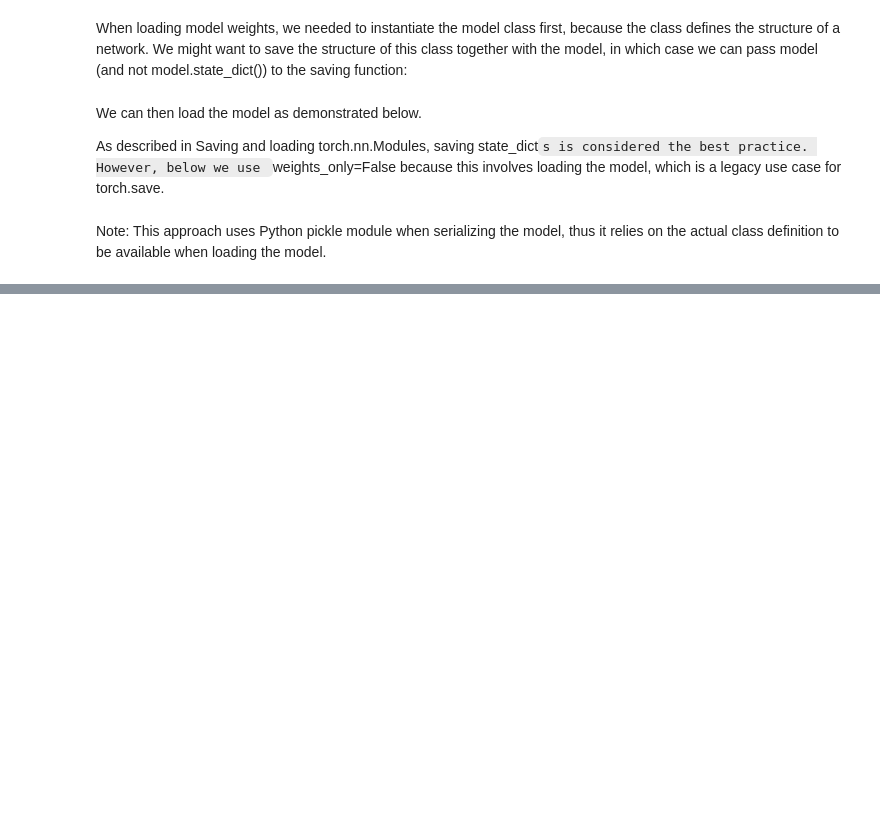
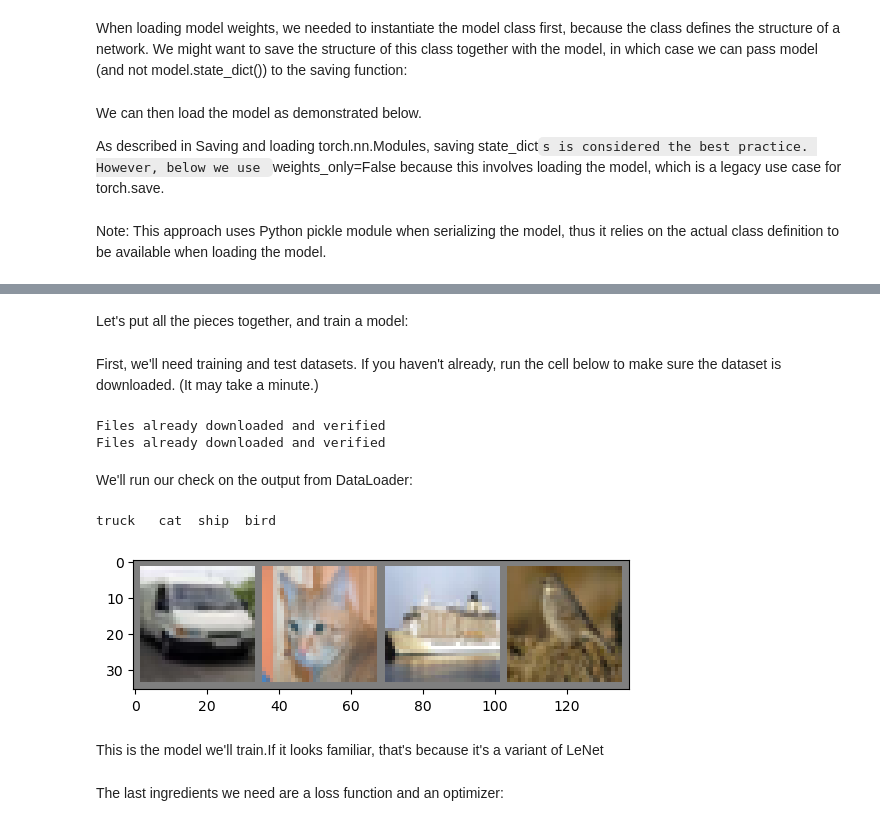
Before and after one commit to AnjaliML/ML101, a Jupyter notebook: ML_basics.ipynb, the cells around one changed output, grey strips where cells are left out. Drawn from its saved outputs; the diff is of its cells as text; code cells hidden in the pictures; blank space fills up the shorter version.

```diff
--- a/ML_basics.ipynb
+++ b/ML_basics.ipynb
@@ -929,0 +1233,2 @@ This approach uses Python pickle module when serializing the model, thus it reli
+# %% [markdown]
+Let's put all the pieces together, and train a model:
@@ -929,0 +1248,39 @@ This approach uses Python pickle module when serializing the model, thus it reli
+# %% [markdown]
+First, we'll need training and test datasets. If you haven't already, run the cell below to make sure the dataset is downloaded. (It may take a minute.)
+# %%
+transform = transforms.Compose([transforms.ToTensor(),transforms.Normalize((0.5, 0.5, 0.5), (0.5, 0.5, 0.5))])
+trainset = torchvision.datasets.CIFAR10(root= './data', train=True, download=True, transform=transform)
+trainloader = torch.utils.data.DataLoader(trainset, batch_size=4, shuffle=True, num_workers=2)
+
+testset = torchvision.datasets.CIFAR10(root='./data', train=False, download=True, transform=transform)
+testloader = torch.utils.data.DataLoader(testset, batch_size=4, shuffle=False, num_workers=2)
+
+classes = ('plane', 'car', 'bird', 'cat', 'deer', 'dog', 'frog', 'horse', 'ship', 'truck')
+# %% [output]
+Files already downloaded and verified
+Files already downloaded and verified
+# %% [markdown]
+We'll run our check on the output from DataLoader:
+# %%
+import matplotlib.pyplot as plt
+import numpy as np
+#functions to show an image
+
+def imshow(img):
+  img = img/ 2 + 0.5  # unnormalize
+  npimg = img.numpy()
+  plt.imshow(np.transpose(npimg, (1,2,0)))
+
+#get some random training images
+dataiter = iter(trainloader)
+images, labels = next(dataiter)
+
+#show images
+imshow(torchvision.utils.make_grid(images))
+#print labels
+print(' '.join('%5s' % classes[labels[j]] for j in range(4)))
+# %% [output]
+truck   cat  ship  bird
+[figure, added]
+# %% [markdown]
+This is the model we'll train.If it looks familiar, that's because it's a variant of LeNet
@@ -929,0 +1309,2 @@ This approach uses Python pickle module when serializing the model, thus it reli
+# %% [markdown]
+The last ingredients we need are a loss function and an optimizer:
```
Also changed, not shown: parts of 227 cells of this notebook, 2 other files.
